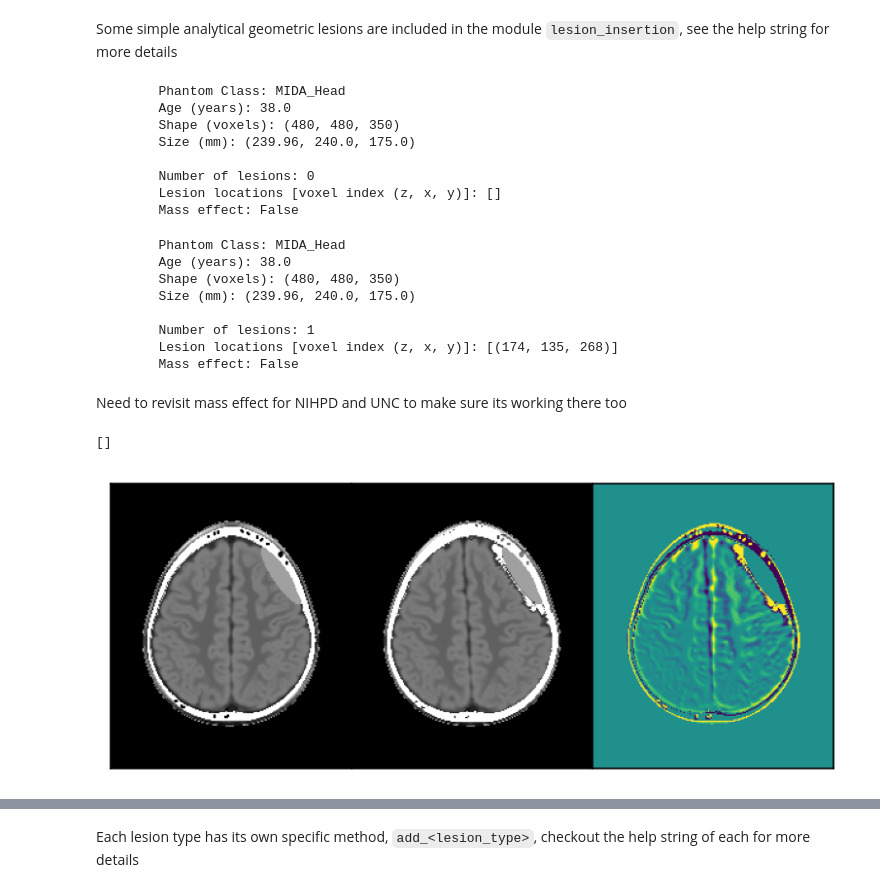
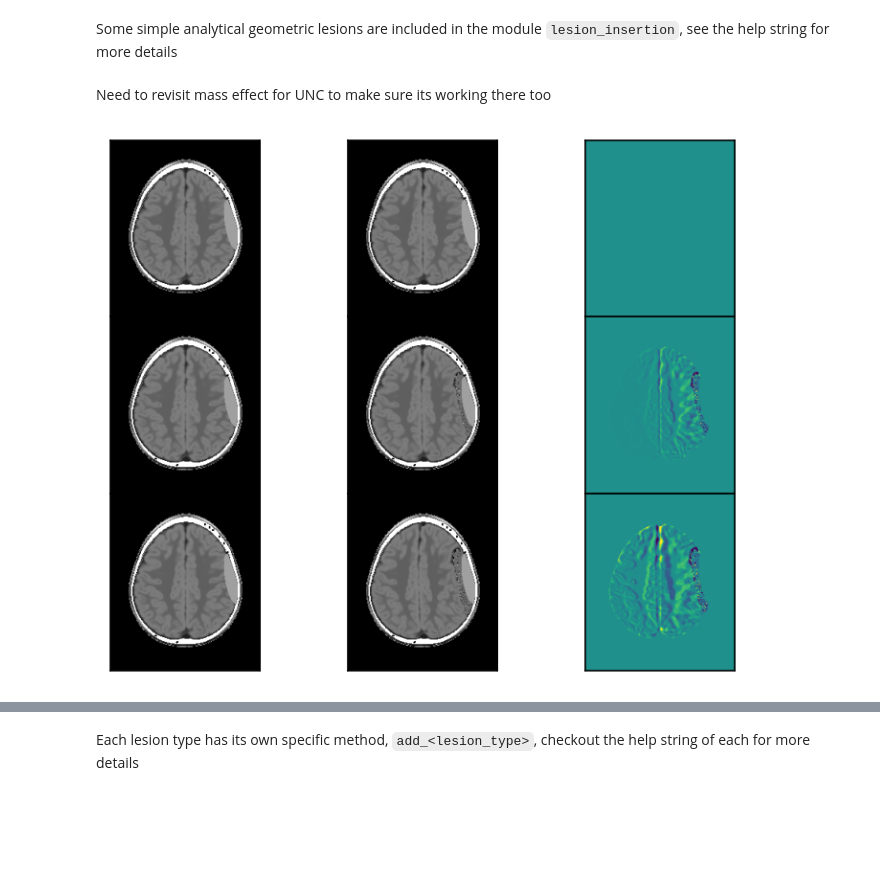
Before and after one commit to DIDSR/InSilicoICH, a Jupyter notebook: notebooks/01_phantoms.ipynb, the cells around one changed output, grey strips where cells are left out. Cells and saved outputs as stored; diff of their text form; code cells hidden in the pictures; blank space fills up the shorter version.

```diff
--- a/notebooks/01_phantoms.ipynb
+++ b/notebooks/01_phantoms.ipynb
@@ -170,53 +176,32 @@ if hasattr(phantom, 'get_sutures'):
         ax.imshow(sutures.max(axis=dim))
 # %% [markdown]
 Some simple analytical geometric lesions are included in the module `lesion_insertion`, see the help string for more details
-# %%
-phantom = available_phantoms['38.0 yr MIDA Head']()
-phantom
-# %% [output]
-        Phantom Class: MIDA_Head
-        Age (years): 38.0
-        Shape (voxels): (480, 480, 350)
-        Size (mm): (239.96, 240.0, 175.0)
-
-        Number of lesions: 0
-        Lesion locations [voxel index (z, x, y)]: []
-        Mass effect: False
-# %%
-phantom.insert_lesion('EDH', volume=1)
-# %% [output]
-        Phantom Class: MIDA_Head
-        Age (years): 38.0
-        Shape (voxels): (480, 480, 350)
-        Size (mm): (239.96, 240.0, 175.0)
-
-        Number of lesions: 1
-        Lesion locations [voxel index (z, x, y)]: [(174, 135, 268)]
-        Mass effect: False
 # %% [markdown]
-Need to revisit mass effect for NIHPD and UNC to make sure its working there too
+Need to revisit mass effect for UNC to make sure its working there too
 # %%
 from utils import ctshow, load_phantom
 
 seed = 42
 age = 6.5
 vol = 20
 display = 'brain'
 
 phantom = load_phantom(age)
 phantom.insert_lesion('EDH', volume=vol, mass_effect=False, seed=seed)
+phantom_no_me_image = phantom.get_CT_number_phantom()[phantom._lesion_coords[0][0]]
 
-phantom_me = load_phantom(age)
-phantom_me.insert_lesion('EDH', volume=vol, mass_effect=True, seed=seed)
-phantom_no_me_image = phantom.get_CT_number_phantom()[phantom._lesion_coords[0][0]]
-phantom_me_image = phantom_me.get_CT_number_phantom()[phantom_me._lesion_coords[0][0]]
+f, axs = plt.subplots(3, 3, dpi=150, gridspec_kw=dict(hspace=0, wspace=0))
 
-f, axs = plt.subplots(1, 3, dpi=150, gridspec_kw=dict(hspace=0, wspace=0))
-ctshow(phantom.get_CT_number_phantom()[phantom._lesion_coords[0][0]], display, fig=f, ax=axs[0])
-ctshow(phantom_me.get_CT_number_phantom()[phantom_me._lesion_coords[0][0]], display, fig=f, ax=axs[1])
-axs[2].imshow(phantom_me_image - phantom_no_me_image, vmin=-20, vmax=20)
-axs[2].set_xticks([])
-axs[2].set_yticks([])
+for row, me in zip(axs, [0, 0.5, 1]):
+
+    phantom_me = load_phantom(age)
+    phantom_me.insert_lesion('EDH', volume=vol, mass_effect=me, seed=seed)
+    phantom_me_image = phantom_me.get_CT_number_phantom()[phantom_me._lesion_coords[0][0]]
+
+    ctshow(phantom.get_CT_number_phantom()[phantom._lesion_coords[0][0]], display, fig=f, ax=row[0])
+    ctshow(phantom_me.get_CT_number_phantom()[phantom_me._lesion_coords[0][0]], display, fig=f, ax=row[1])
+    row[2].imshow(phantom_me_image - phantom_no_me_image, vmin=-20, vmax=20)
+    row[2].set_xticks([])
+    row[2].set_yticks([])
 # %% [output]
-[]
-[figure, old version]
+[figure, new version]
```
Also changed, not shown: parts of 20 cells of this notebook, 9 other files.
